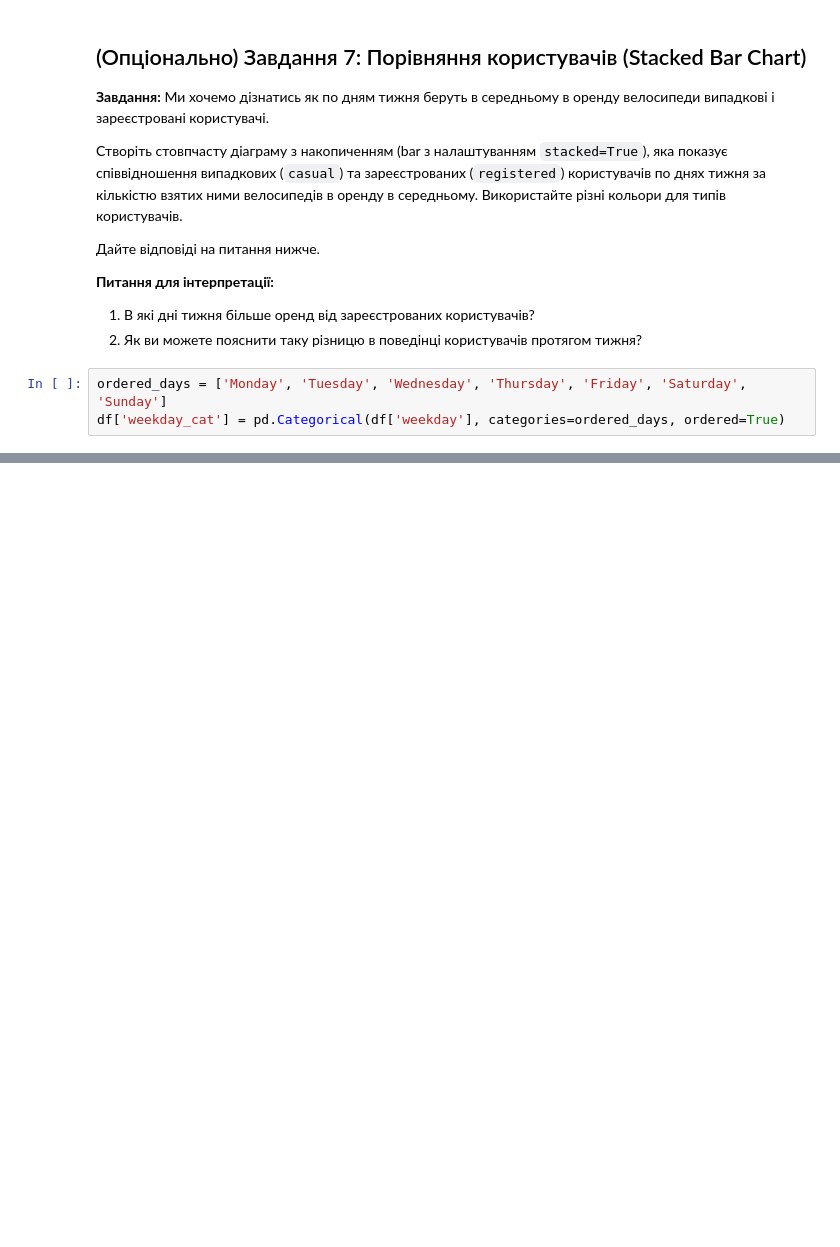
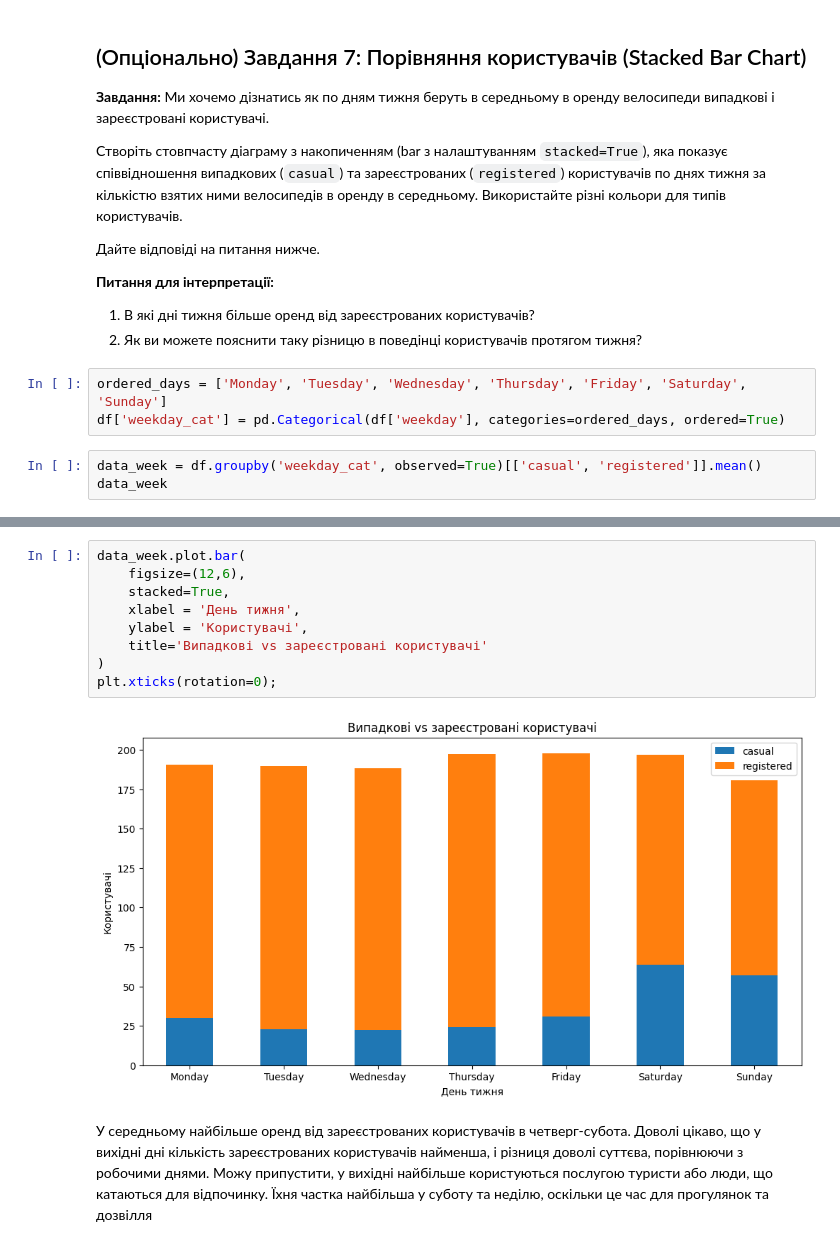
Before and after one commit to AlesyaMazurenko/python_for_data, a Jupyter notebook: HW_11_1_Візуалізація_даних_з_Pandas_ipynb.ipynb, the cells around one changed output, grey strips where cells are left out. Cells and saved outputs as stored; diff of their text form; blank space fills up the shorter version.

```diff
--- a/HW_11_1_Візуалізація_даних_з_Pandas_ipynb.ipynb
+++ b/HW_11_1_Візуалізація_даних_з_Pandas_ipynb.ipynb
@@ -419,3 +419,6 @@ cbar.set_yticks([1, 2, 3, 4])
 # %%
 ordered_days = ['Monday', 'Tuesday', 'Wednesday', 'Thursday', 'Friday', 'Saturday', 'Sunday']
 df['weekday_cat'] = pd.Categorical(df['weekday'], categories=ordered_days, ordered=True)
+# %%
+data_week = df.groupby('weekday_cat', observed=True)[['casual', 'registered']].mean()
+data_week
@@ -421,0 +435,15 @@ df['weekday_cat'] = pd.Categorical(df['weekday'], categories=ordered_days, order
+# %%
+data_week.plot.bar(
+    figsize=(12,6),
+    stacked=True,
+    xlabel = 'День тижня',
+    ylabel = 'Користувачі',
+    title='Випадкові vs зареєстровані користувачі'
+)
+plt.xticks(rotation=0);
+# %% [output]
+[figure, added]
+# %% [markdown]
+У середньому найбільше оренд від зареєстрованих користувачів в четверг-субота.
+Доволі цікаво, що у вихідні дні кількість зареєстрованих користувачів найменша, і різниця доволі суттєва, порівнюючи з робочими днями.
+Можу припустити, у вихідні найбільше користуються послугою туристи або люди, що катаються для відпочинку. Їхня частка найбільша у суботу та неділю, оскільки це час для прогулянок та дозвілля
```
Also changed, not shown: parts of 1 cell of this notebook.
